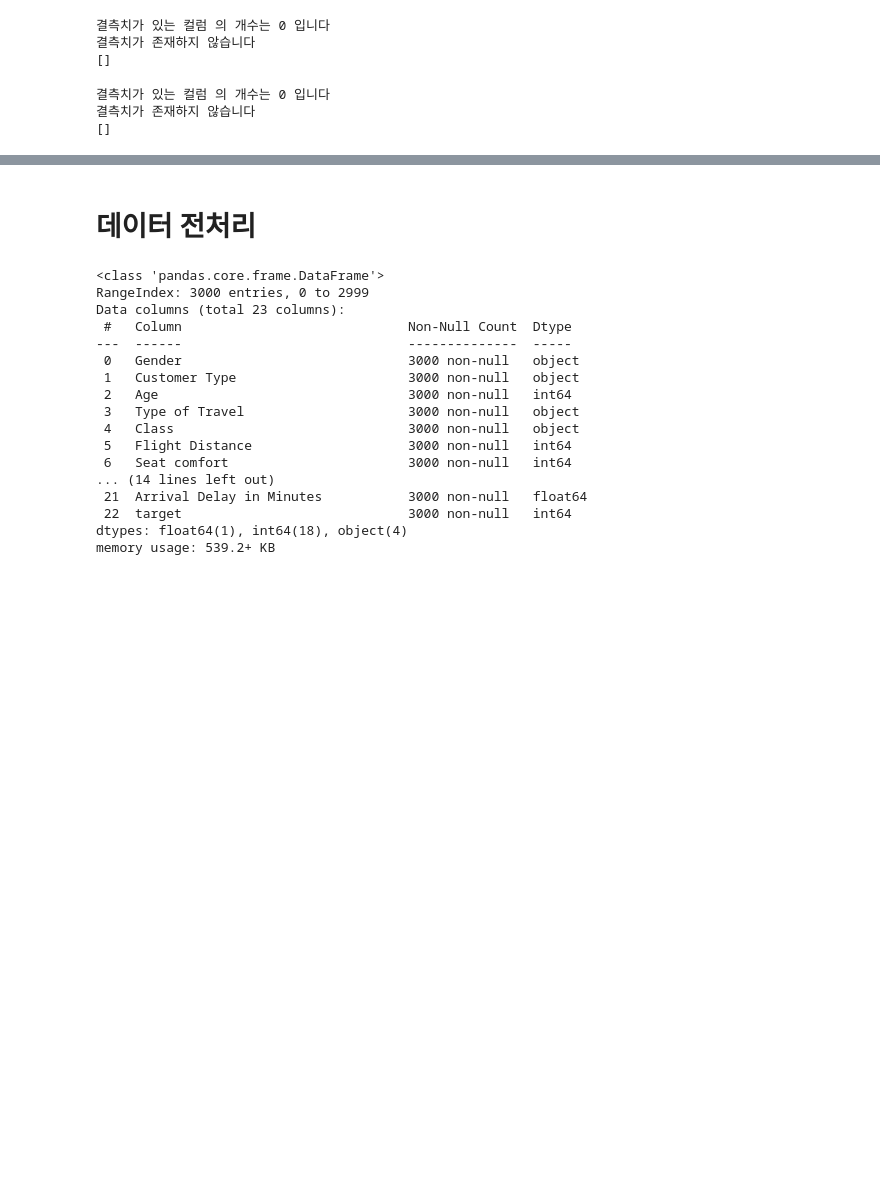
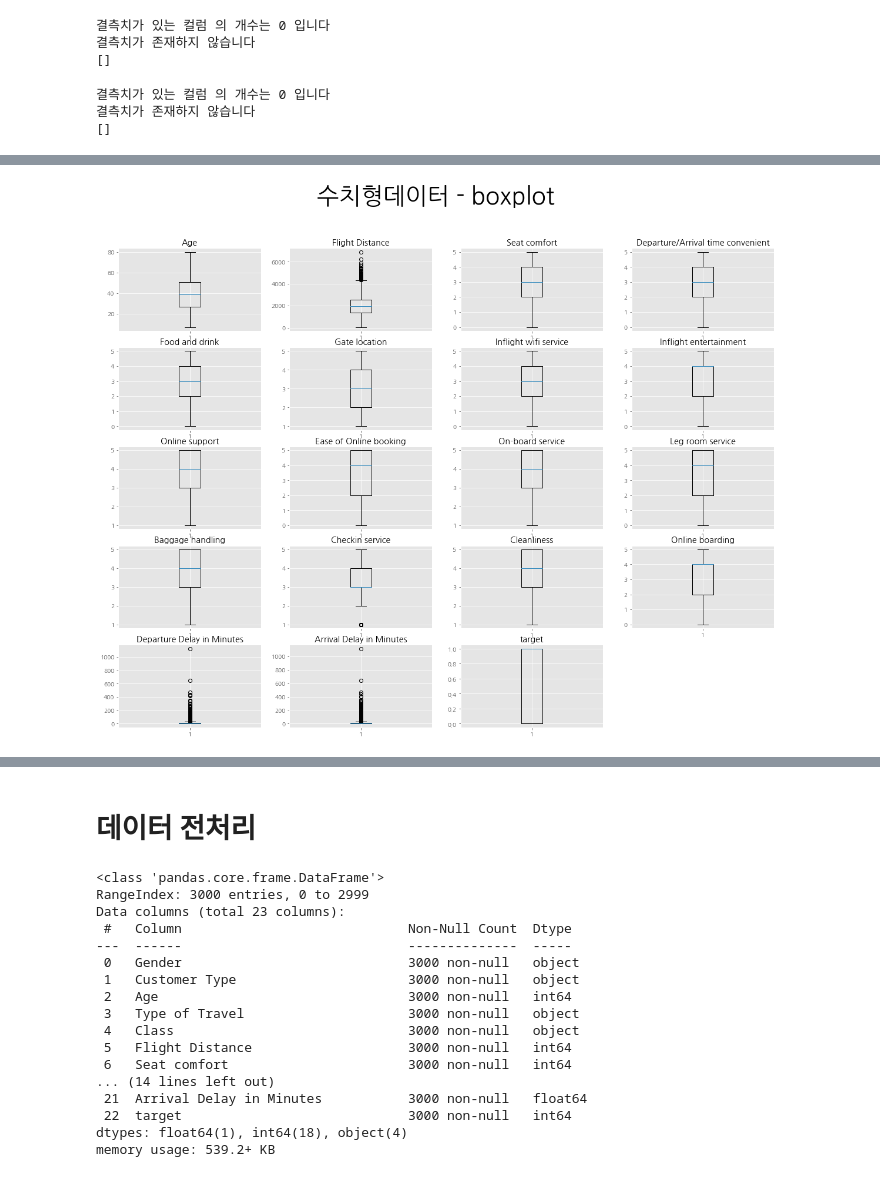
Before and after one commit to parktaeshin/dacon, a Jupyter notebook: dacon항공사고객만족도/first.ipynb, the cells around one changed output, grey strips where cells are left out. Drawn from its saved outputs; the diff is of its cells as text; code cells hidden in the pictures; blank space fills up the shorter version.

```diff
--- a/dacon항공사고객만족도/first.ipynb
+++ b/dacon항공사고객만족도/first.ipynb
@@ -58,0 +67,8 @@ test set은 22 개의 feature를 가진 2000 개의 데이터 샘플로 이루
+# %%
+numeric_features = train.columns[(train.dtypes == "float64") | (train.dtypes == "int64")]
+
+categorical_features = train.columns[(train.dtypes == "O")]
+
+print("수치형 데이터는 다음과 같습니다. \n ", list(numeric_features))
+print("\n")
+print("범주형 데이터는 다음과 같습니다. \n ", list(categorical_features))
@@ -97,0 +194,21 @@ print(missing_col)
+# %%
+def numeric_boxplots(df):
+
+    plt.style.use("ggplot")
+
+    feature = numeric_features
+
+    # Boxplot을 이용해서 데이터의 분포 살펴보기
+
+    plt.figure(figsize = (20,15))
+    plt.suptitle("수치형데이터 - boxplot", fontsize = 40)
+
+    for i in range(len(feature)) :
+        plt.subplot(5,4,i+1)
+        plt.title(feature[i], color = "black")
+        plt.boxplot(df[feature[i]])
+    plt.show()
+# %%
+numeric_boxplots(train)
+# %% [output]
+[figure, added]
```
Also changed, not shown: parts of 18 cells of this notebook.
